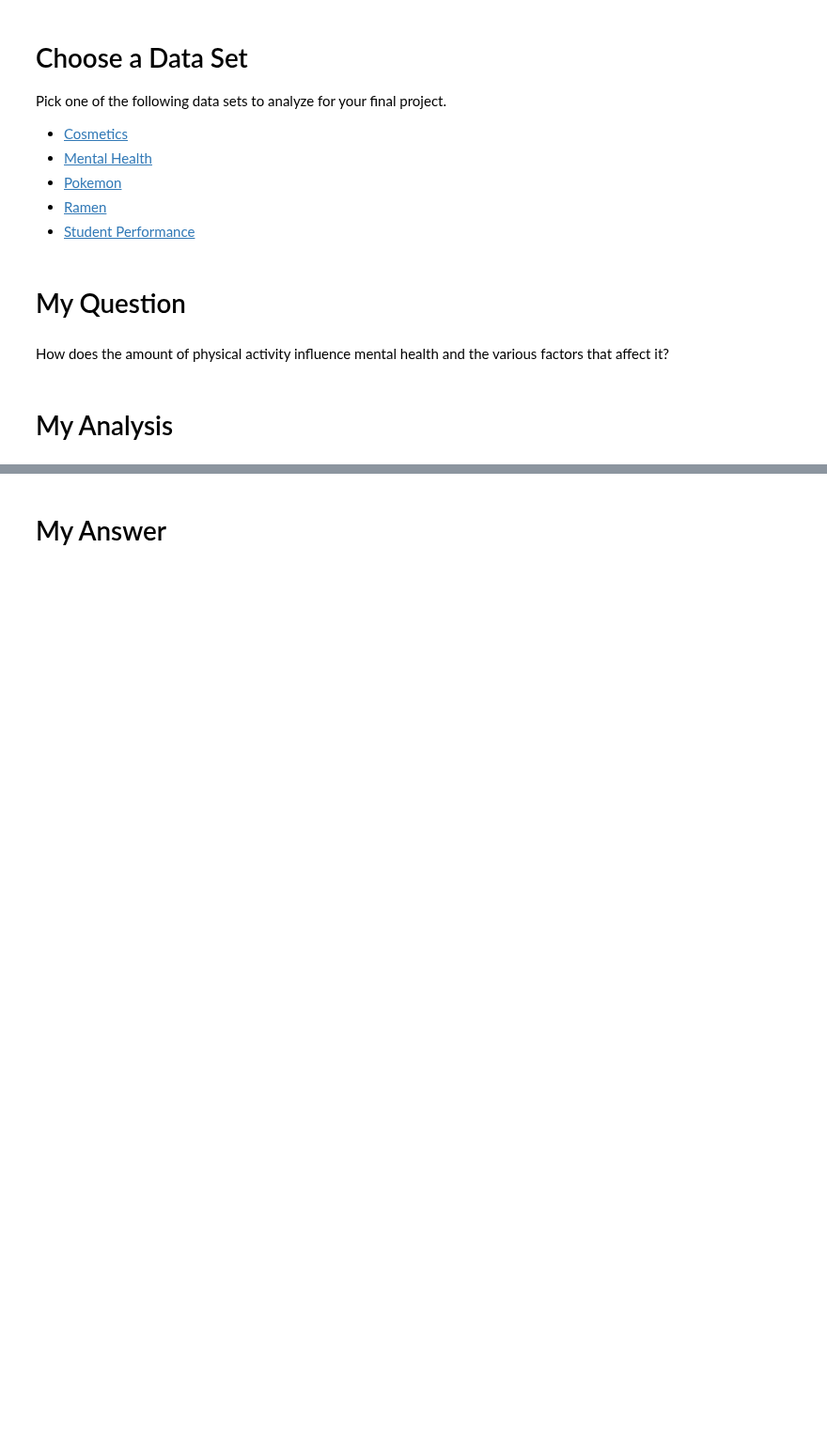
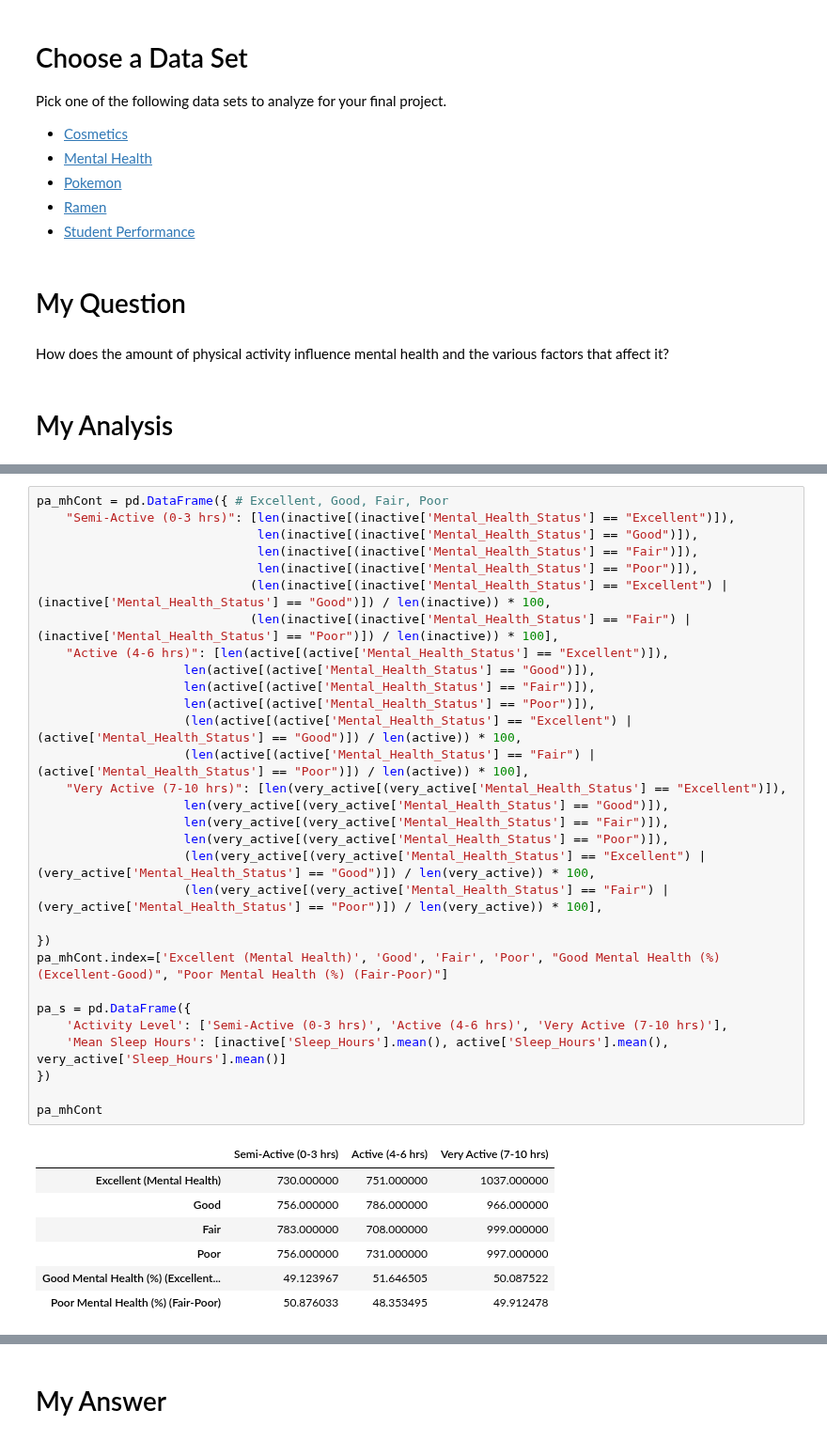
Before and after one commit to ReverseRasterization/AI, a Jupyter notebook: Semester 1/Unit 1 Final/Unit+1+-+Final+Project+Template.ipynb, the cells around one changed output, grey strips where cells are left out. Shown at 94% size. Saved outputs shown, nothing was run; the diff lists cells and outputs as text; blank space fills up the shorter version.

```diff
--- a/Semester 1/Unit 1 Final/Unit+1+-+Final+Project+Template.ipynb
+++ b/Semester 1/Unit 1 Final/Unit+1+-+Final+Project+Template.ipynb
@@ -80,0 +32,38 @@ sb.catplot(
+# %%
+pa_mhCont = pd.DataFrame({ # Excellent, Good, Fair, Poor
+    "Semi-Active (0-3 hrs)": [len(inactive[(inactive['Mental_Health_Status'] == "Excellent")]),
+                              len(inactive[(inactive['Mental_Health_Status'] == "Good")]),
+                              len(inactive[(inactive['Mental_Health_Status'] == "Fair")]),
+                              len(inactive[(inactive['Mental_Health_Status'] == "Poor")]),
+                             (len(inactive[(inactive['Mental_Health_Status'] == "Excellent") | (inactive['Mental_Health_Status'] == "Good")]) / len(inactive)) * 100,
+                             (len(inactive[(inactive['Mental_Health_Status'] == "Fair") | (inactive['Mental_Health_Status'] == "Poor")]) / len(inactive)) * 100],
+    "Active (4-6 hrs)": [len(active[(active['Mental_Health_Status'] == "Excellent")]),
+                    len(active[(active['Mental_Health_Status'] == "Good")]),
+                    len(active[(active['Mental_Health_Status'] == "Fair")]),
+                    len(active[(active['Mental_Health_Status'] == "Poor")]),
+                    (len(active[(active['Mental_Health_Status'] == "Excellent") | (active['Mental_Health_Status'] == "Good")]) / len(active)) * 100,
+                    (len(active[(active['Mental_Health_Status'] == "Fair") | (active['Mental_Health_Status'] == "Poor")]) / len(active)) * 100],
+    "Very Active (7-10 hrs)": [len(very_active[(very_active['Mental_Health_Status'] == "Excellent")]),
+                    len(very_active[(very_active['Mental_Health_Status'] == "Good")]),
+                    len(very_active[(very_active['Mental_Health_Status'] == "Fair")]),
+                    len(very_active[(very_active['Mental_Health_Status'] == "Poor")]),
+                    (len(very_active[(very_active['Mental_Health_Status'] == "Excellent") | (very_active['Mental_Health_Status'] == "Good")]) / len(very_active)) * 100,
+                    (len(very_active[(very_active['Mental_Health_Status'] == "Fair") | (very_active['Mental_Health_Status'] == "Poor")]) / len(very_active)) * 100],
+
+})
+pa_mhCont.index=['Excellent (Mental Health)', 'Good', 'Fair', 'Poor', "Good Mental Health (%) (Excellent-Good)", "Poor Mental Health (%) (Fair-Poor)"]
+
+pa_s = pd.DataFrame({
+    'Activity Level': ['Semi-Active (0-3 hrs)', 'Active (4-6 hrs)', 'Very Active (7-10 hrs)'],
+    'Mean Sleep Hours': [inactive['Sleep_Hours'].mean(), active['Sleep_Hours'].mean(), very_active['Sleep_Hours'].mean()]
+})
+
+pa_mhCont
+# %% [output]
+|  | Semi-Active (0-3 hrs) | Active (4-6 hrs) | Very Active (7-10 hrs) |
+| Excellent (Mental Health) | 730.000000 | 751.000000 | 1037.000000 |
+| Good | 756.000000 | 786.000000 | 966.000000 |
+| Fair | 783.000000 | 708.000000 | 999.000000 |
+| Poor | 756.000000 | 731.000000 | 997.000000 |
+| Good Mental Health (%) (Excellent... | 49.123967 | 51.646505 | 50.087522 |
+| Poor Mental Health (%) (Fair-Poor) | 50.876033 | 48.353495 | 49.912478 |
```
Also changed, not shown: parts of 4 cells of this notebook.
